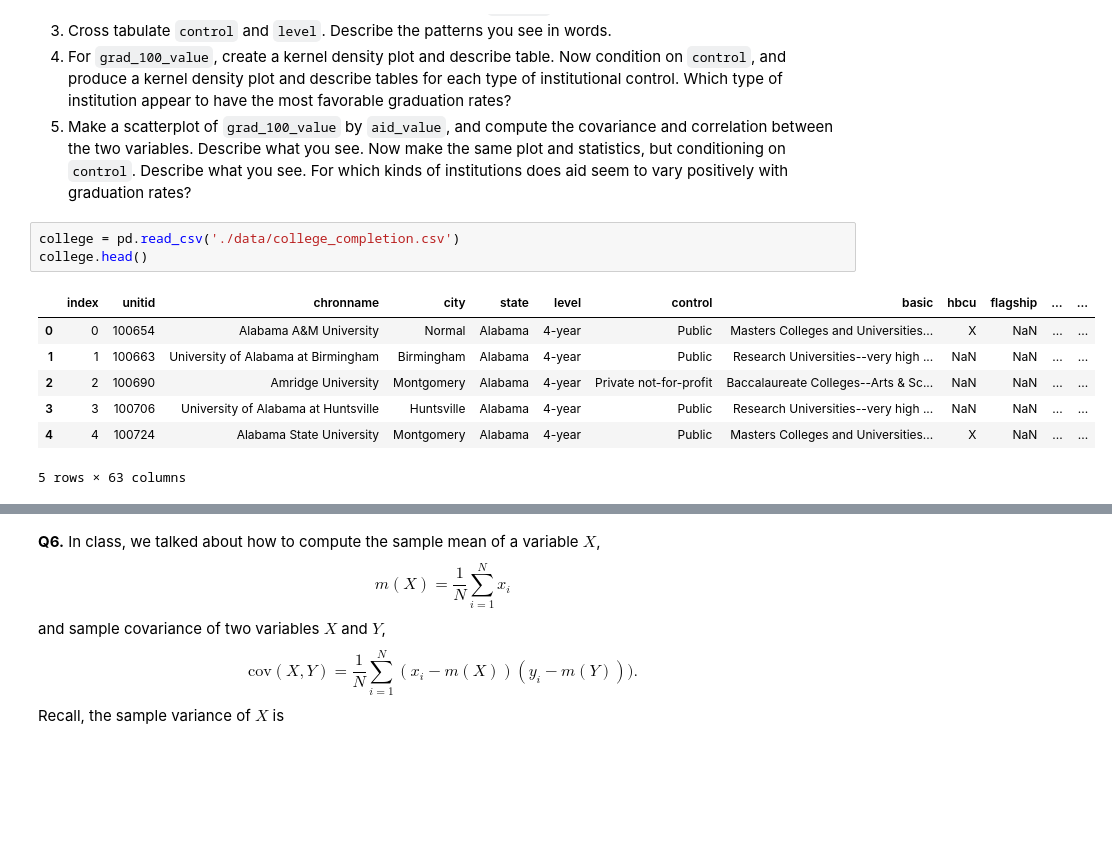
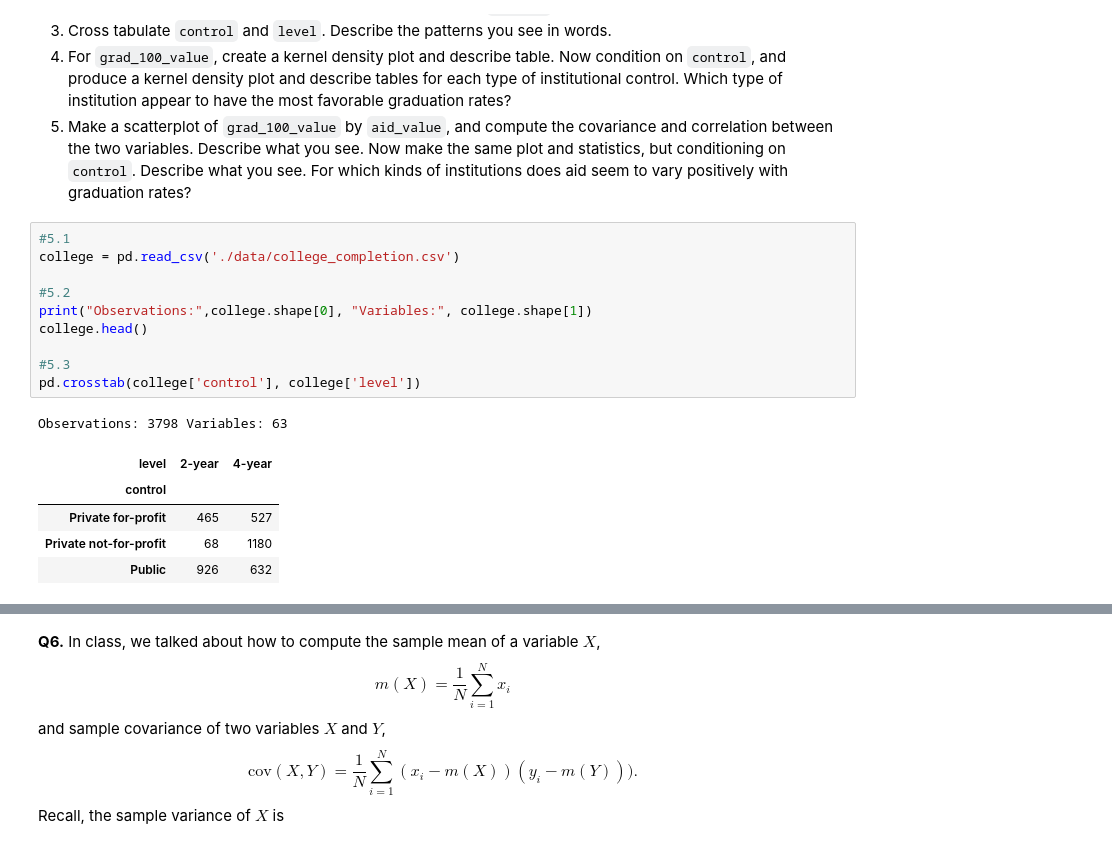
Before and after one commit to imthatpiggy/undergrad_ml_assignments, a Jupyter notebook: 01_assignment_wrangling_and_eda.ipynb, the cells around one changed output, grey strips where cells are left out. Saved outputs shown, nothing was run; the diff lists cells and outputs as text; blank space fills up the shorter version.

```diff
--- a/01_assignment_wrangling_and_eda.ipynb
+++ b/01_assignment_wrangling_and_eda.ipynb
@@ -422,13 +422,19 @@ We'll use the `college_completion.csv` dataset from the US Department of Educati
 4. For `grad_100_value`, create a kernel density plot and describe table. Now condition on `control`, and produce a kernel density plot and describe tables for each type of institutional control. Which type of institution appear to have the most favorable graduation rates?
 5. Make a scatterplot of `grad_100_value` by `aid_value`, and compute the covariance and correlation between the two variables. Describe what you see. Now make the same plot and statistics, but conditioning on `control`. Describe what you see. For which kinds of institutions does aid seem to vary positively with graduation rates?
 # %%
+#5.1
 college = pd.read_csv('./data/college_completion.csv')
+
+#5.2
+print("Observations:",college.shape[0], "Variables:", college.shape[1])
 college.head()
+
+#5.3
+pd.crosstab(college['control'], college['level'])
 # %% [output]
+Observations: 3798 Variables: 63
-|  | index | unitid | chronname | city | state | level | control | basic | hbcu | flagship | ... | ... |
-| 0 | 0 | 100654 | Alabama A&M University | Normal | Alabama | 4-year | Public | Masters Colleges and Universities... | X | NaN | ... | ... |
-| 1 | 1 | 100663 | University of Alabama at Birmingham | Birmingham | Alabama | 4-year | Public | Research Universities--very high ... | NaN | NaN | ... | ... |
-| 2 | 2 | 100690 | Amridge University | Montgomery | Alabama | 4-year | Private not-for-profit | Baccalaureate Colleges--Arts & Sc... | NaN | NaN | ... | ... |
-| 3 | 3 | 100706 | University of Alabama at Huntsville | Huntsville | Alabama | 4-year | Public | Research Universities--very high ... | NaN | NaN | ... | ... |
-| 4 | 4 | 100724 | Alabama State University | Montgomery | Alabama | 4-year | Public | Masters Colleges and Universities... | X | NaN | ... | ... |
+| level | 2-year | 4-year |
+| control |  |  |
+| Private for-profit | 465 | 527 |
+| Private not-for-profit | 68 | 1180 |
+| Public | 926 | 632 |
-5 rows × 63 columns
```
Also changed, not shown: parts of 9 cells of this notebook, 1 other file.
